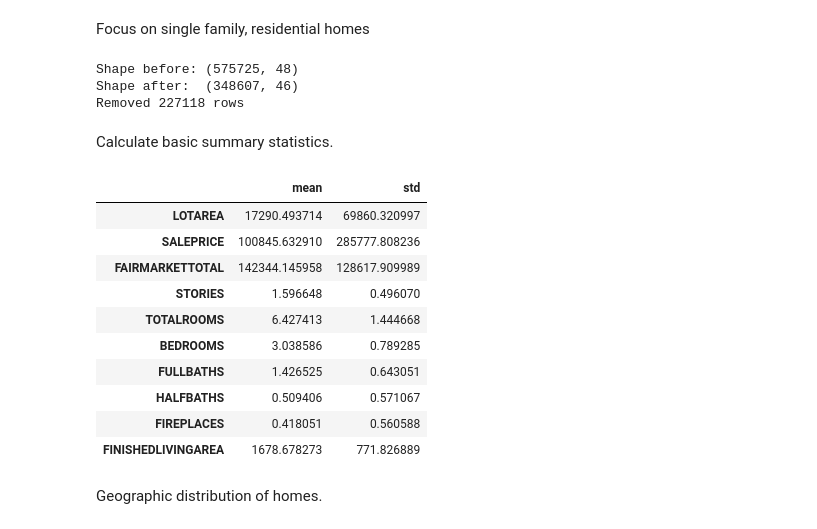
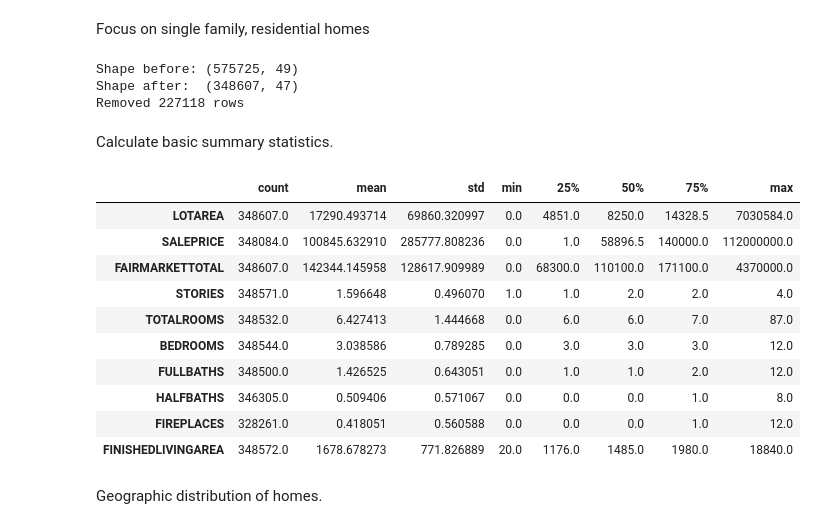
Before and after one commit to tim-heuwinkel/wikipedia-real-estate, a Jupyter notebook: download_basic.ipynb, the cells around one changed output. Drawn from its saved outputs; the diff is of its cells as text; code cells hidden in the pictures.

```diff
--- a/download_basic.ipynb
+++ b/download_basic.ipynb
@@ -64,0 +69,9 @@ for zone in ["MUNICODE", "PROPERTYZIP", "SCHOOLCODE", "PROPERTYCITY", "NEIGHCODE
+# %%
+# load conversion file
+with open("districts_conversion.json") as f:
+  district_conversion = json.load(f)
+
+df["MUNIDESC"] = df["MUNIDESC"].apply(lambda x: x[:-2])  # remove hanging spaces
+df["MUNIDESC"] = df["MUNIDESC"].apply(lambda x: x.replace("  ", " "))  # remove double space with single space
+df["DISTRICT"] = df["MUNIDESC"].apply(lambda x: district_conversion[x])  # infer districts from municipality
+df["DISTRICT"].value_counts()  # display number of houses in each district
@@ -136,26 +161,26 @@ df_residential.drop(["USECODE", "USEDESC"], axis=1, inplace=True)  # after filte
 print(f"Shape after:  {df_residential.shape}")
 print(f"Removed {df_sliced.shape[0] - df_residential.shape[0]} rows")
 # %% [output]
-Shape before: (575725, 48)
-Shape after:  (348607, 46)
+Shape before: (575725, 49)
+Shape after:  (348607, 47)
 Removed 227118 rows
 # %% [markdown]
 Calculate basic summary statistics.
 # %%
 df_residential[["LOTAREA", "SALEPRICE", "FAIRMARKETTOTAL", "STORIES", "TOTALROOMS", "BEDROOMS", "FULLBATHS", "HALFBATHS",
-                "FIREPLACES", "FINISHEDLIVINGAREA"]].describe().transpose()[["mean", "std"]]
+                "FIREPLACES", "FINISHEDLIVINGAREA"]].describe().transpose()
 # %% [output]
-|  | mean | std |
-| LOTAREA | 17290.493714 | 69860.320997 |
-| SALEPRICE | 100845.632910 | 285777.808236 |
-| FAIRMARKETTOTAL | 142344.145958 | 128617.909989 |
-| STORIES | 1.596648 | 0.496070 |
-| TOTALROOMS | 6.427413 | 1.444668 |
-| BEDROOMS | 3.038586 | 0.789285 |
-| FULLBATHS | 1.426525 | 0.643051 |
-| HALFBATHS | 0.509406 | 0.571067 |
-| FIREPLACES | 0.418051 | 0.560588 |
-| FINISHEDLIVINGAREA | 1678.678273 | 771.826889 |
+|  | count | mean | std | min | 25% | 50% | 75% | max |
+| LOTAREA | 348607.0 | 17290.493714 | 69860.320997 | 0.0 | 4851.0 | 8250.0 | 14328.5 | 7030584.0 |
+| SALEPRICE | 348084.0 | 100845.632910 | 285777.808236 | 0.0 | 1.0 | 58896.5 | 140000.0 | 112000000.0 |
+| FAIRMARKETTOTAL | 348607.0 | 142344.145958 | 128617.909989 | 0.0 | 68300.0 | 110100.0 | 171100.0 | 4370000.0 |
+| STORIES | 348571.0 | 1.596648 | 0.496070 | 1.0 | 1.0 | 2.0 | 2.0 | 4.0 |
+| TOTALROOMS | 348532.0 | 6.427413 | 1.444668 | 0.0 | 6.0 | 6.0 | 7.0 | 87.0 |
+| BEDROOMS | 348544.0 | 3.038586 | 0.789285 | 0.0 | 3.0 | 3.0 | 3.0 | 12.0 |
+| FULLBATHS | 348500.0 | 1.426525 | 0.643051 | 0.0 | 1.0 | 1.0 | 2.0 | 12.0 |
+| HALFBATHS | 346305.0 | 0.509406 | 0.571067 | 0.0 | 0.0 | 0.0 | 1.0 | 8.0 |
+| FIREPLACES | 328261.0 | 0.418051 | 0.560588 | 0.0 | 0.0 | 0.0 | 1.0 | 12.0 |
+| FINISHEDLIVINGAREA | 348572.0 | 1678.678273 | 771.826889 | 20.0 | 1176.0 | 1485.0 | 1980.0 | 18840.0 |
 # %% [markdown]
 Geographic distribution of homes.
 # %%
```
Also changed, not shown: parts of 11 cells of this notebook, 1 other file.
